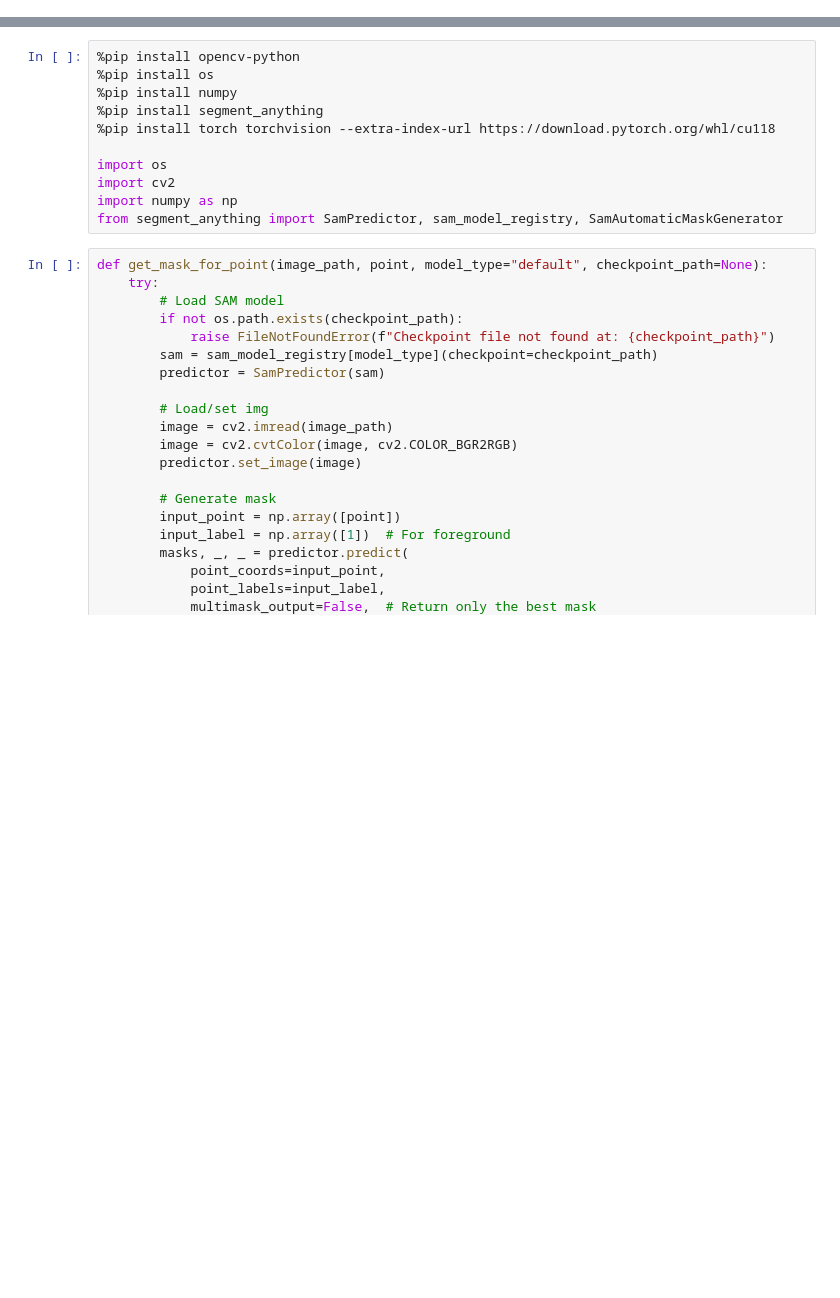
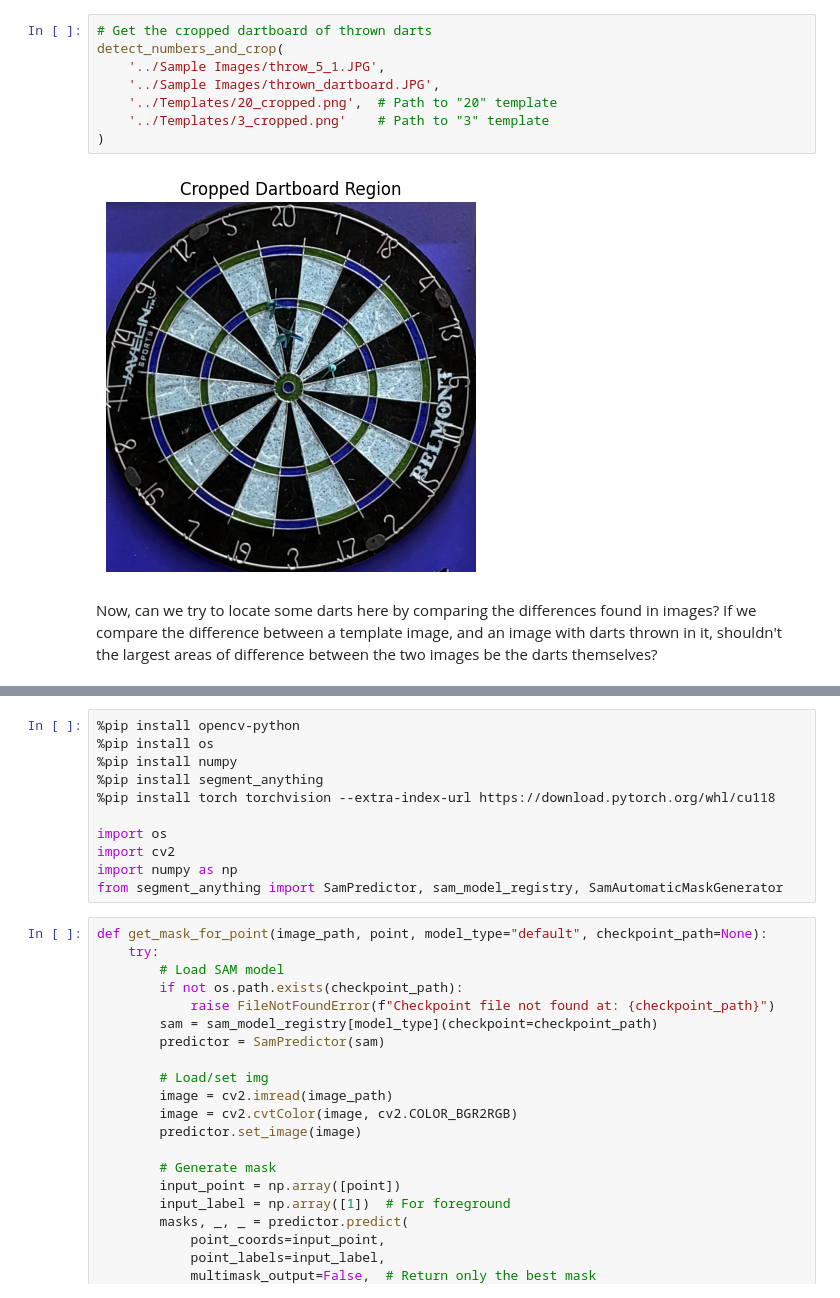
Before and after one commit to reedwrogers/Dart-Vision, a Jupyter notebook: Python Files/main.ipynb, the cells around one changed output, grey strips where cells are left out. Drawn from its saved outputs; the diff is of its cells as text; blank space fills up the shorter version.

```diff
--- a/Python Files/main.ipynb
+++ b/Python Files/main.ipynb
@@ -4,0 +163,12 @@
+# %%
+# Get the cropped dartboard of thrown darts
+detect_numbers_and_crop(
+    '../Sample Images/throw_5_1.JPG',
+    '../Sample Images/thrown_dartboard.JPG',
+    '../Templates/20_cropped.png',  # Path to "20" template
+    '../Templates/3_cropped.png'    # Path to "3" template
+)
+# %% [output]
+[figure, added]
+# %% [markdown]
+Now, can we try to locate some darts here by comparing the differences found in images? If we compare the difference between a template image, and an image with darts thrown in it, shouldn't the largest areas of difference between the two images be the darts themselves?
```
Also changed, not shown: parts of 33 cells of this notebook.
